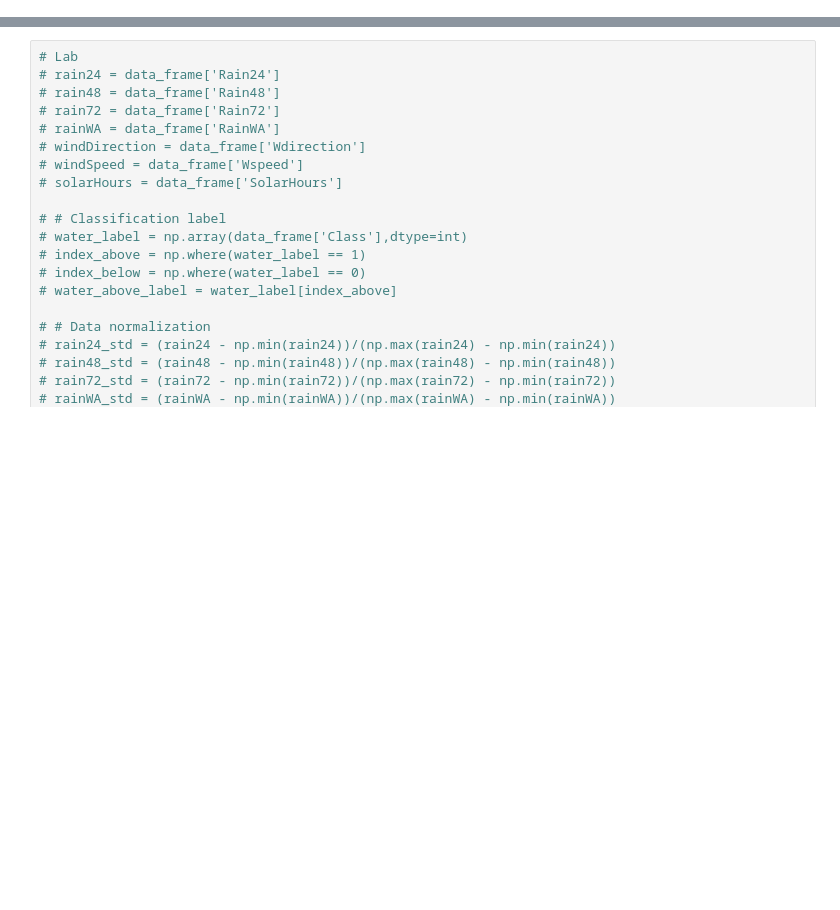
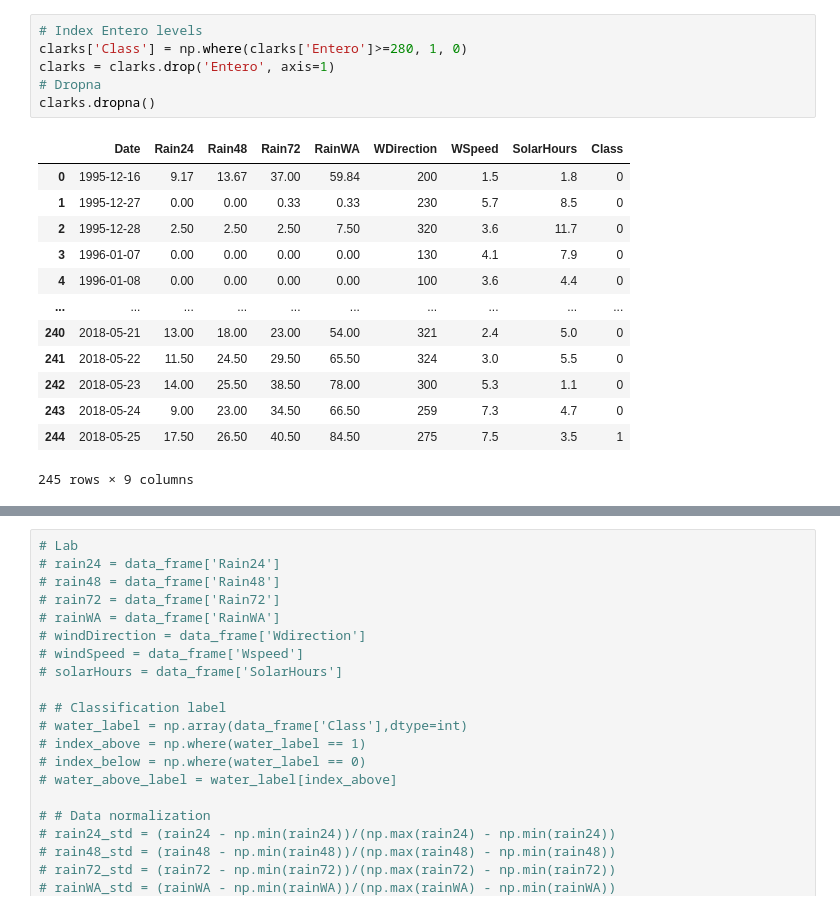
Before and after one commit to ChanningW2211/PB5, a Jupyter notebook: PB5.ipynb, the cells around one changed output, grey strips where cells are left out. Saved outputs shown, nothing was run; the diff lists cells and outputs as text; blank space fills up the shorter version.

```diff
--- a/PB5.ipynb
+++ b/PB5.ipynb
@@ -36,3 +65,23 @@ clarks = clarks.drop("Entero", axis=1)
+# %%
+# Index Entero levels
+clarks['Class'] = np.where(clarks['Entero']>=280, 1, 0)
+clarks = clarks.drop('Entero', axis=1)
+# Dropna
+clarks.dropna()
+# %% [output]
+|  | Date | Rain24 | Rain48 | Rain72 | RainWA | WDirection | WSpeed | SolarHours | Class |
+| 0 | 1995-12-16 | 9.17 | 13.67 | 37.00 | 59.84 | 200 | 1.5 | 1.8 | 0 |
+| 1 | 1995-12-27 | 0.00 | 0.00 | 0.33 | 0.33 | 230 | 5.7 | 8.5 | 0 |
+| 2 | 1995-12-28 | 2.50 | 2.50 | 2.50 | 7.50 | 320 | 3.6 | 11.7 | 0 |
+| 3 | 1996-01-07 | 0.00 | 0.00 | 0.00 | 0.00 | 130 | 4.1 | 7.9 | 0 |
+| 4 | 1996-01-08 | 0.00 | 0.00 | 0.00 | 0.00 | 100 | 3.6 | 4.4 | 0 |
+| ... | ... | ... | ... | ... | ... | ... | ... | ... | ... |
+| 240 | 2018-05-21 | 13.00 | 18.00 | 23.00 | 54.00 | 321 | 2.4 | 5.0 | 0 |
+| 241 | 2018-05-22 | 11.50 | 24.50 | 29.50 | 65.50 | 324 | 3.0 | 5.5 | 0 |
+| 242 | 2018-05-23 | 14.00 | 25.50 | 38.50 | 78.00 | 300 | 5.3 | 1.1 | 0 |
+| 243 | 2018-05-24 | 9.00 | 23.00 | 34.50 | 66.50 | 259 | 7.3 | 4.7 | 0 |
+| 244 | 2018-05-25 | 17.50 | 26.50 | 40.50 | 84.50 | 275 | 7.5 | 3.5 | 1 |
+245 rows × 9 columns
 # %%
 # Stats
 clarks.info()
```
Also changed, not shown: parts of 13 cells of this notebook, 6 other files.
